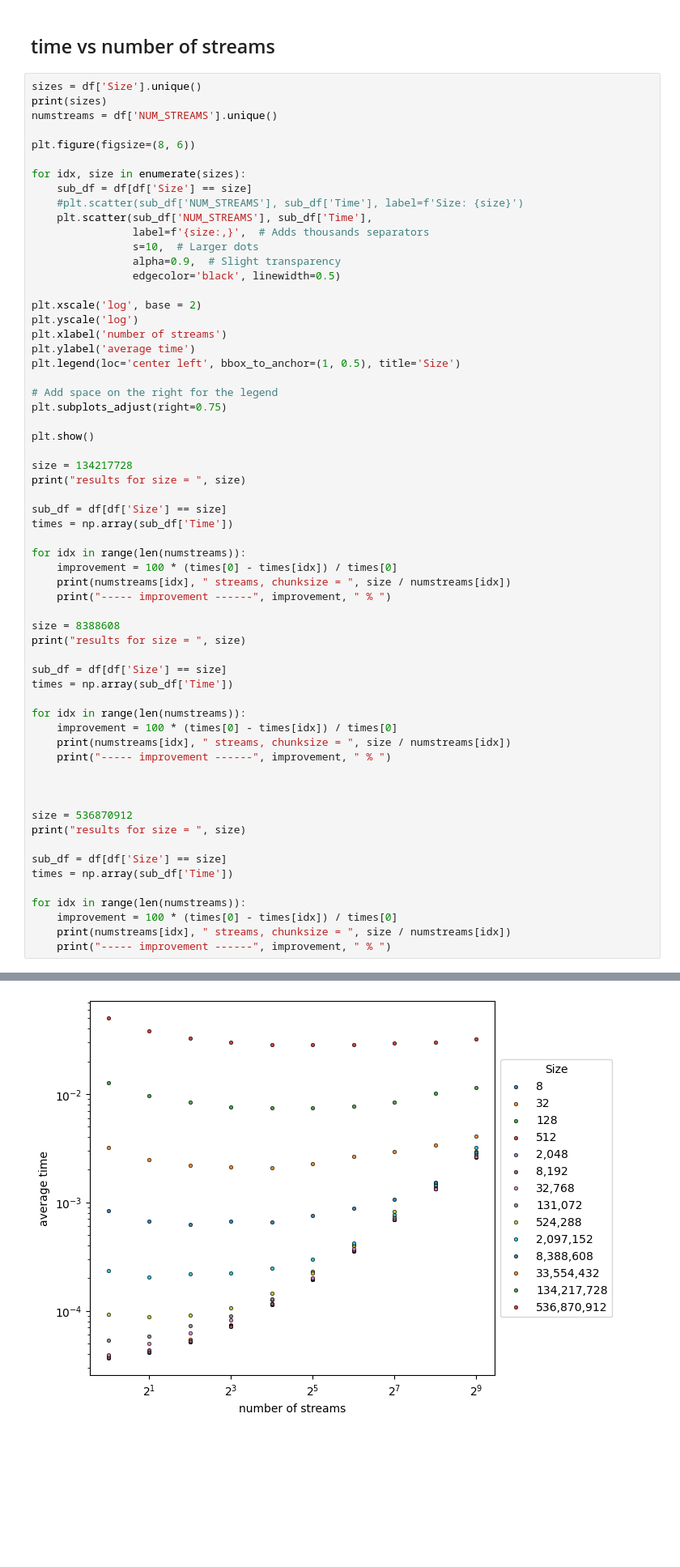
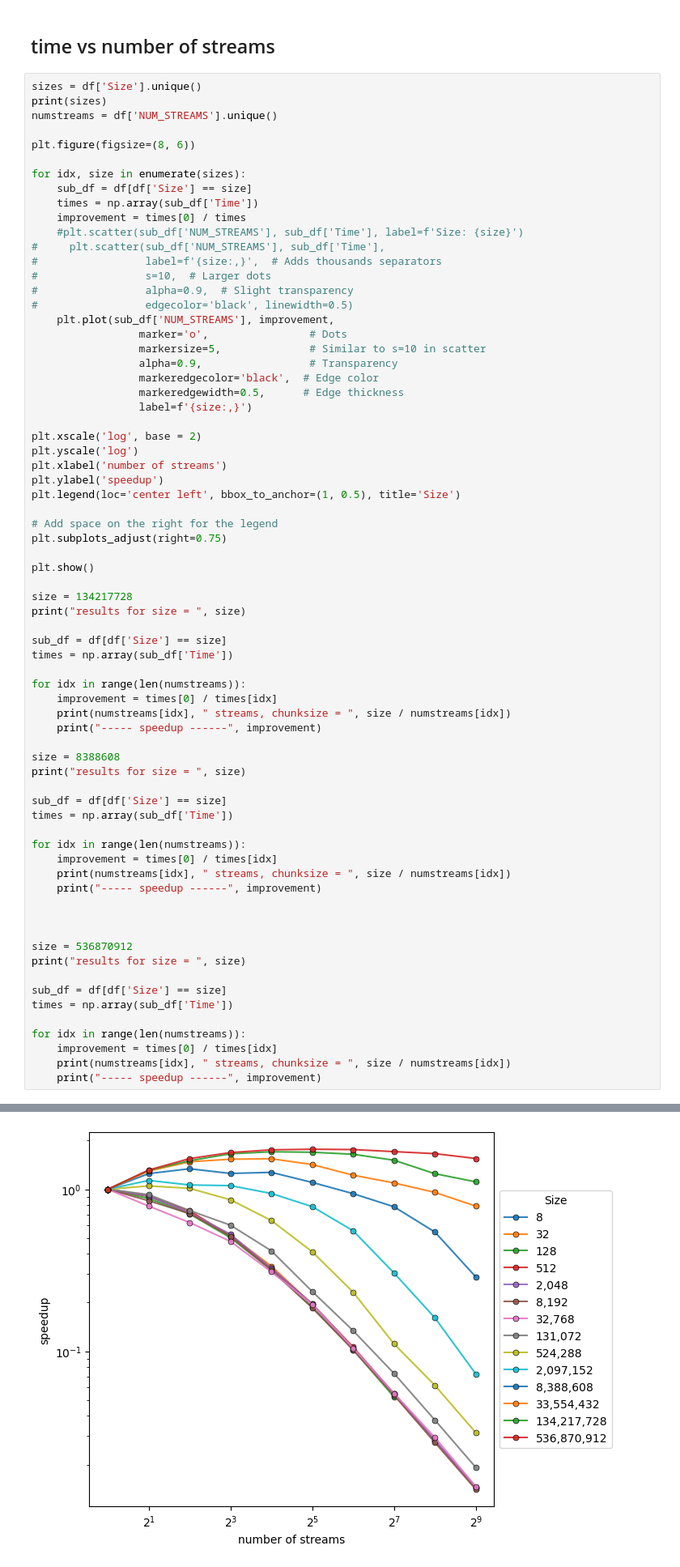
Before and after one commit to grafrap/HPC4WC-overlapping, a Jupyter notebook: measurements/cuda_plots.ipynb, the cells around one changed output, grey strips where cells are left out. Shown: that part at 81% size. Saved outputs shown, nothing was run; the diff lists cells and outputs as text; blank space fills up the shorter version.

```diff
--- a/measurements/cuda_plots.ipynb
+++ b/measurements/cuda_plots.ipynb
@@ -43,17 +21,26 @@ plt.figure(figsize=(8, 6))
 
 for idx, size in enumerate(sizes):
     sub_df = df[df['Size'] == size]
+    times = np.array(sub_df['Time'])
+    improvement = times[0] / times
     #plt.scatter(sub_df['NUM_STREAMS'], sub_df['Time'], label=f'Size: {size}')
-    plt.scatter(sub_df['NUM_STREAMS'], sub_df['Time'],
-                label=f'{size:,}',  # Adds thousands separators
-                s=10,  # Larger dots
-                alpha=0.9,  # Slight transparency
-                edgecolor='black', linewidth=0.5)
+#     plt.scatter(sub_df['NUM_STREAMS'], sub_df['Time'],
+#                 label=f'{size:,}',  # Adds thousands separators
+#                 s=10,  # Larger dots
+#                 alpha=0.9,  # Slight transparency
+#                 edgecolor='black', linewidth=0.5)
+    plt.plot(sub_df['NUM_STREAMS'], improvement,
+                 marker='o',                # Dots
+                 markersize=5,              # Similar to s=10 in scatter
+                 alpha=0.9,                 # Transparency
+                 markeredgecolor='black',  # Edge color
+                 markeredgewidth=0.5,      # Edge thickness
+                 label=f'{size:,}')
 
 plt.xscale('log', base = 2)
 plt.yscale('log')
 plt.xlabel('number of streams')
-plt.ylabel('average time')
+plt.ylabel('speedup')
 plt.legend(loc='center left', bbox_to_anchor=(1, 0.5), title='Size')
 
 # Add space on the right for the legend
@@ -65,39 +52,39 @@ size = 134217728
 print("results for size = ", size)
 
 sub_df = df[df['Size'] == size]
 times = np.array(sub_df['Time'])
 
 for idx in range(len(numstreams)):
-    improvement = 100 * (times[0] - times[idx]) / times[0]
+    improvement = times[0] / times[idx]
     print(numstreams[idx], " streams, chunksize = ", size / numstreams[idx])
-    print("----- improvement ------", improvement, " % ")
+    print("----- speedup ------", improvement)
 
 size = 8388608
 print("results for size = ", size)
 
 sub_df = df[df['Size'] == size]
 times = np.array(sub_df['Time'])
 
 for idx in range(len(numstreams)):
-    improvement = 100 * (times[0] - times[idx]) / times[0]
+    improvement = times[0] / times[idx]
     print(numstreams[idx], " streams, chunksize = ", size / numstreams[idx])
-    print("----- improvement ------", improvement, " % ")
+    print("----- speedup ------", improvement)
 
 
 
 size = 536870912
 print("results for size = ", size)
 
 sub_df = df[df['Size'] == size]
 times = np.array(sub_df['Time'])
 
 for idx in range(len(numstreams)):
-    improvement = 100 * (times[0] - times[idx]) / times[0]
+    improvement = times[0] / times[idx]
     print(numstreams[idx], " streams, chunksize = ", size / numstreams[idx])
-    print("----- improvement ------", improvement, " % ")
+    print("----- speedup ------", improvement)
 # %% [output]
 [        8        32       128       512      2048      8192     32768
     131072    524288   2097152   8388608  33554432 134217728 536870912]
-[figure, old version]
+[figure, new version]
 results for size =  134217728
 1  streams, chunksize =  134217728.0
```
Also changed, not shown: parts of 31 cells of this notebook, 2 other files.
